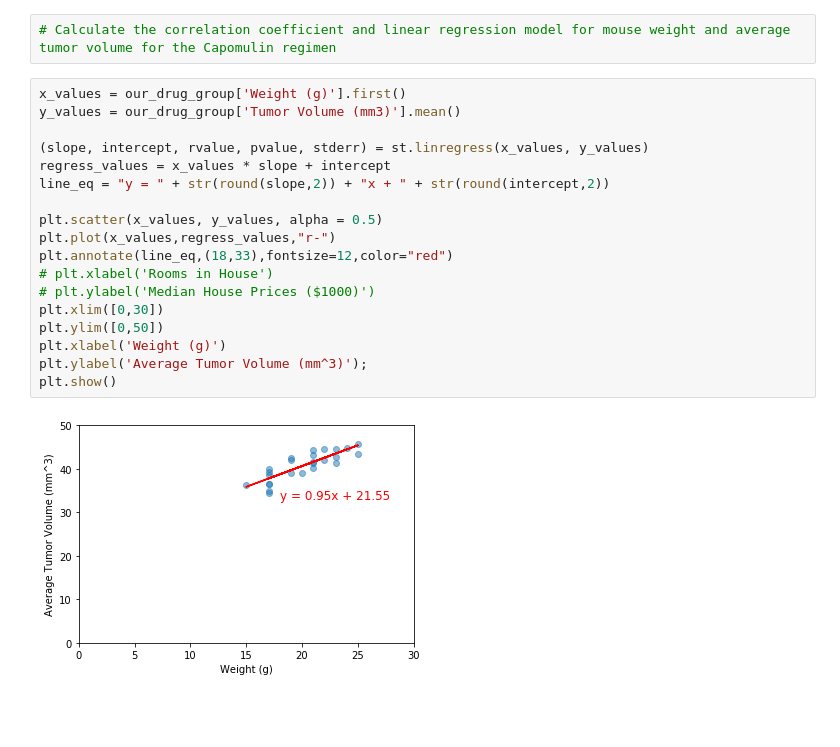
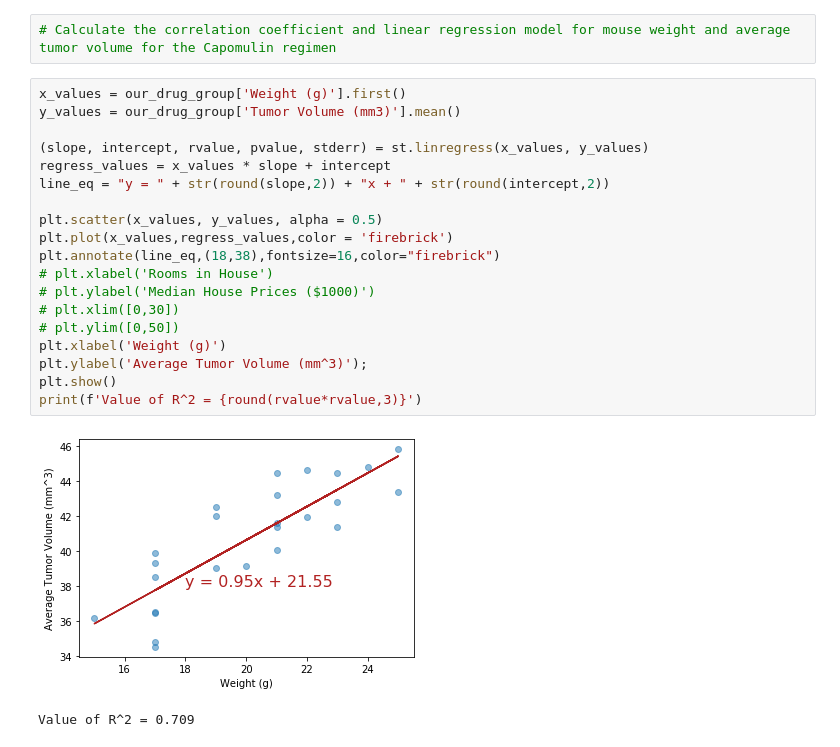
Before and after one commit to nqazimn/matplotlib-challenge, a Jupyter notebook: pymaceuticals_QAZINabeel_HW5.ipynb, the cells around one changed output. Drawn from its saved outputs; the diff is of its cells as text; blank space fills up the shorter version.

```diff
--- a/pymaceuticals_QAZINabeel_HW5.ipynb
+++ b/pymaceuticals_QAZINabeel_HW5.ipynb
@@ -241,20 +245,22 @@ plt.ylabel('Average Tumor Volume (mm^3)');
 # %%
 x_values = our_drug_group['Weight (g)'].first()
 y_values = our_drug_group['Tumor Volume (mm3)'].mean()
 
 (slope, intercept, rvalue, pvalue, stderr) = st.linregress(x_values, y_values)
 regress_values = x_values * slope + intercept
 line_eq = "y = " + str(round(slope,2)) + "x + " + str(round(intercept,2))
 
 plt.scatter(x_values, y_values, alpha = 0.5)
-plt.plot(x_values,regress_values,"r-")
-plt.annotate(line_eq,(18,33),fontsize=12,color="red")
+plt.plot(x_values,regress_values,color = 'firebrick')
+plt.annotate(line_eq,(18,38),fontsize=16,color="firebrick")
 # plt.xlabel('Rooms in House')
 # plt.ylabel('Median House Prices ($1000)')
-plt.xlim([0,30])
-plt.ylim([0,50])
+# plt.xlim([0,30])
+# plt.ylim([0,50])
 plt.xlabel('Weight (g)')
 plt.ylabel('Average Tumor Volume (mm^3)');
 plt.show()
+print(f'Value of R^2 = {round(rvalue*rvalue,3)}')
 # %% [output]
-[figure, old version]
+[figure, new version]
+Value of R^2 = 0.709
```
Also changed, not shown: parts of 2 cells of this notebook.
